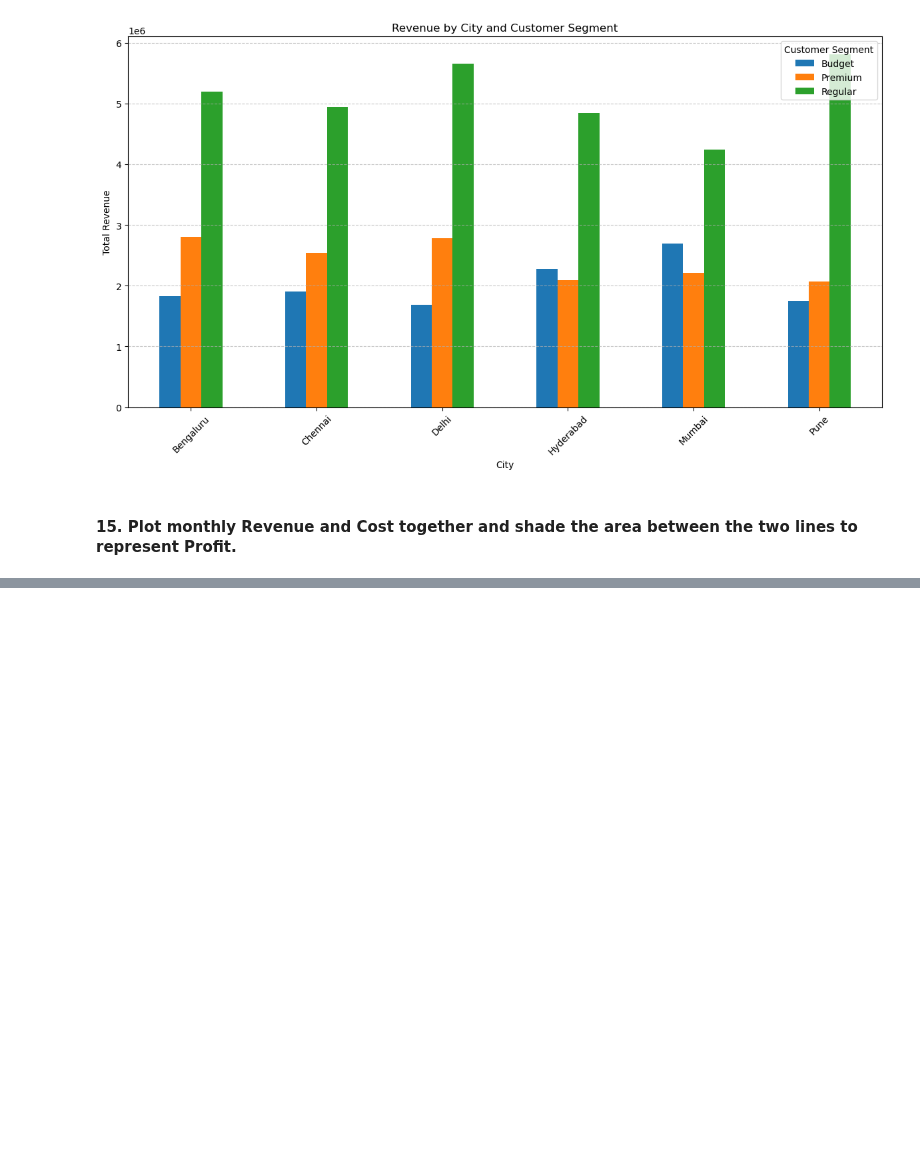
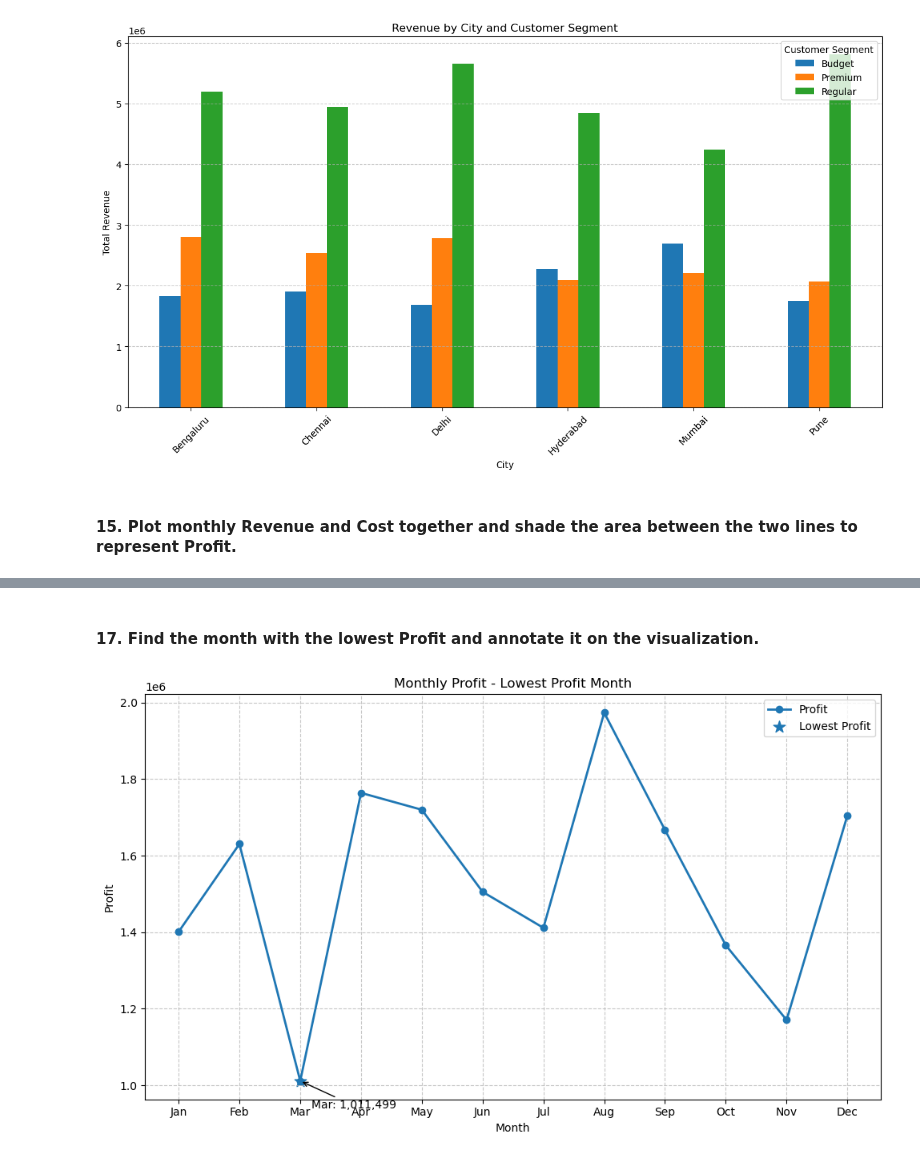
Before and after one commit to rohitdeore2151/python-daily-task, a Jupyter notebook: Task 39 Matplotlib Question on Datasets.ipynb, the cells around one changed output, grey strips where cells are left out. Saved outputs shown, nothing was run; the diff lists cells and outputs as text; code cells hidden in the pictures; blank space fills up the shorter version.

```diff
--- a/Task 39 Matplotlib Question on Datasets.ipynb
+++ b/Task 39 Matplotlib Question on Datasets.ipynb
@@ -689,0 +761,71 @@ plt.show()
+# %% [markdown]
+#### 17. Find the month with the lowest Profit and annotate it on the visualization.
+# %%
+import pandas as pd
+import matplotlib.pyplot as plt
+
+# Convert Order_Date into datetime
+df["Order_Date"] = pd.to_datetime(df["Order_Date"])
+
+# Create Month column
+df["Month"] = df["Order_Date"].dt.strftime("%b")
+
+# Correct month order
+month_order = ["Jan", "Feb", "Mar", "Apr", "May", "Jun",
+               "Jul", "Aug", "Sep", "Oct", "Nov", "Dec"]
+
+# Calculate monthly Profit
+monthly_profit = (
+    df.groupby("Month")["Profit"]
+      .sum()
+      .reindex(month_order)
+      .dropna()
+)
+
+# Find lowest Profit month
+lowest_month = monthly_profit.idxmin()
+lowest_profit = monthly_profit.min()
+
+# Create line chart
+plt.figure(figsize=(10, 6))
+
+plt.plot(
+    monthly_profit.index,
+    monthly_profit.values,
+    marker="o",
+    linewidth=2,
+    label="Profit"
+)
+
+# Highlight lowest point
+plt.scatter(
+    lowest_month,
+    lowest_profit,
+    s=120,
+    marker="*",
+    label="Lowest Profit"
+)
+
+# Annotate lowest Profit point
+plt.annotate(
+    f"{lowest_month}: {lowest_profit:,.0f}",
+    xy=(lowest_month, lowest_profit),
+    xytext=(10, -25),
+    textcoords="offset points",
+    arrowprops=dict(arrowstyle="->"),
+    fontsize=10
+)
+
+# Title and labels
+plt.title("Monthly Profit - Lowest Profit Month")
+plt.xlabel("Month")
+plt.ylabel("Profit")
+
+# Grid and legend
+plt.grid(True, linestyle="--", alpha=0.7)
+plt.legend()
+
+plt.tight_layout()
+plt.show()
+# %% [output]
+[figure, added]
```
Also changed, not shown: parts of 26 cells of this notebook.
